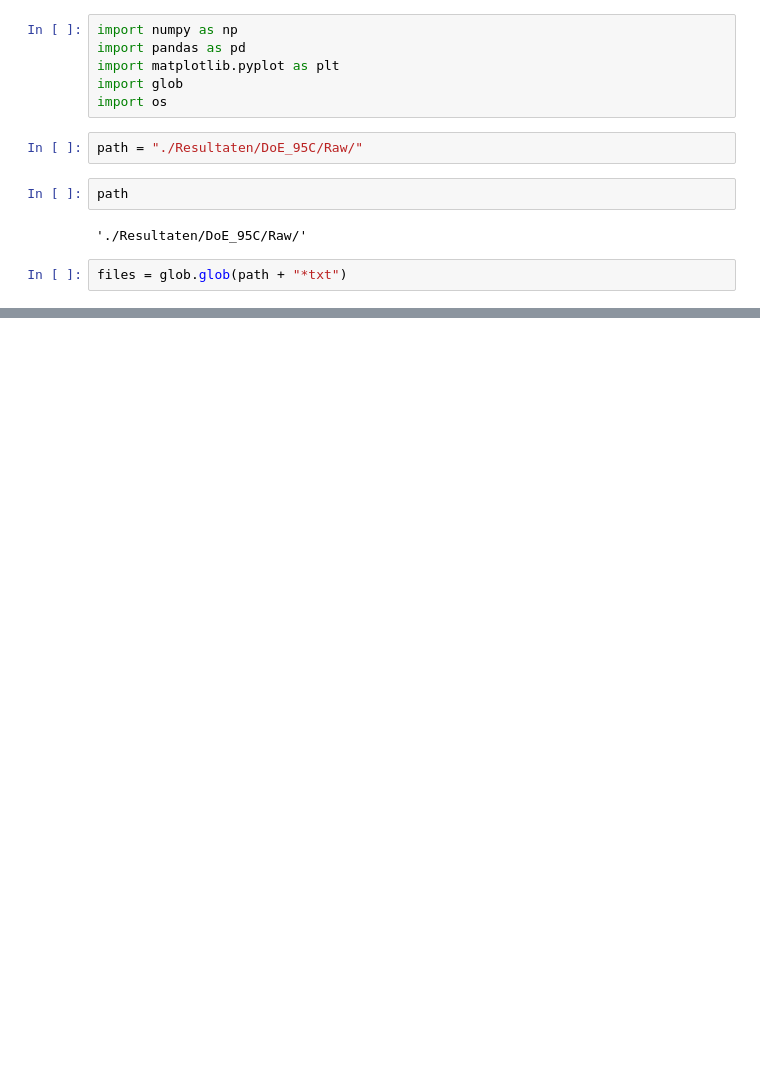
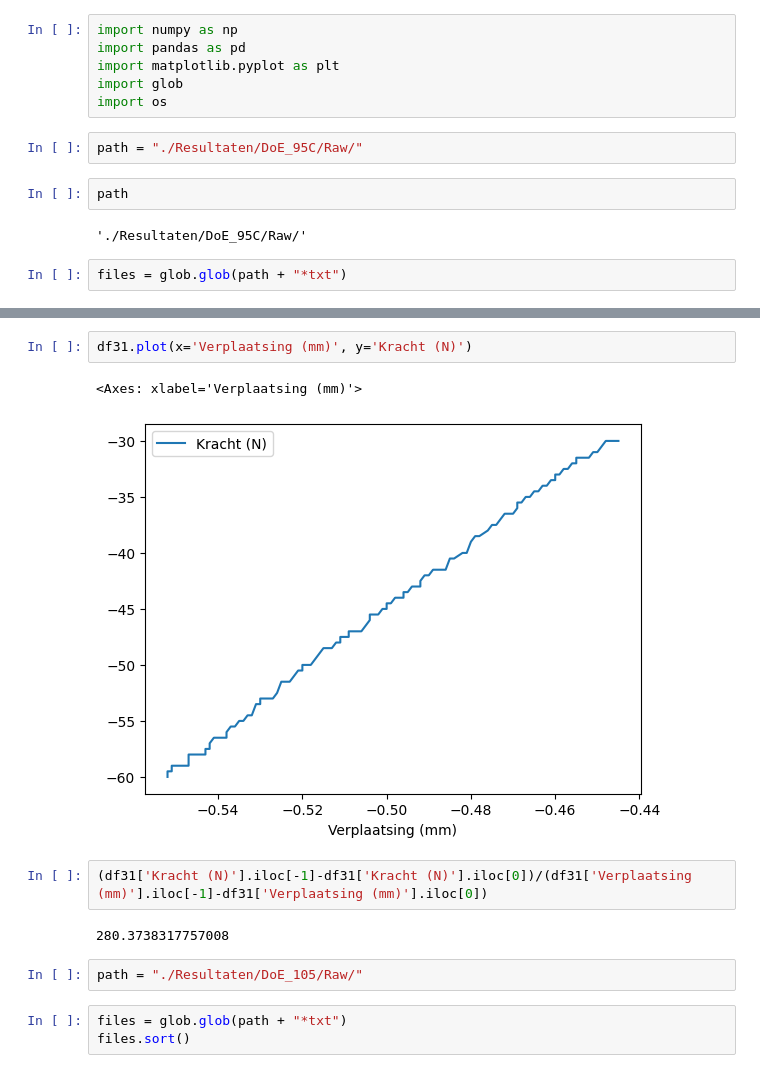
Before and after one commit to R4vante/School, a Jupyter notebook: DOE/Adimec/results.ipynb, the cells around one changed output, grey strips where cells are left out. Cells and saved outputs as stored; diff of their text form; blank space fills up the shorter version.

```diff
--- a/DOE/Adimec/results.ipynb
+++ b/DOE/Adimec/results.ipynb
@@ -15,3 +48,17 @@ files = glob.glob(path + "*txt")
+# %%
+df31.plot(x='Verplaatsing (mm)', y='Kracht (N)')
+# %% [output]
+<Axes: xlabel='Verplaatsing (mm)'>
+[figure, added]
+# %%
+(df31['Kracht (N)'].iloc[-1]-df31['Kracht (N)'].iloc[0])/(df31['Verplaatsing (mm)'].iloc[-1]-df31['Verplaatsing (mm)'].iloc[0])
+# %% [output]
+280.3738317757008
+# %%
+path = "./Resultaten/DoE_105/Raw/"
+# %%
+files = glob.glob(path + "*txt")
+files.sort()
 # %%
 files
 # %% [output]
```
Also changed, not shown: parts of 12 cells of this notebook, 34 other files.
